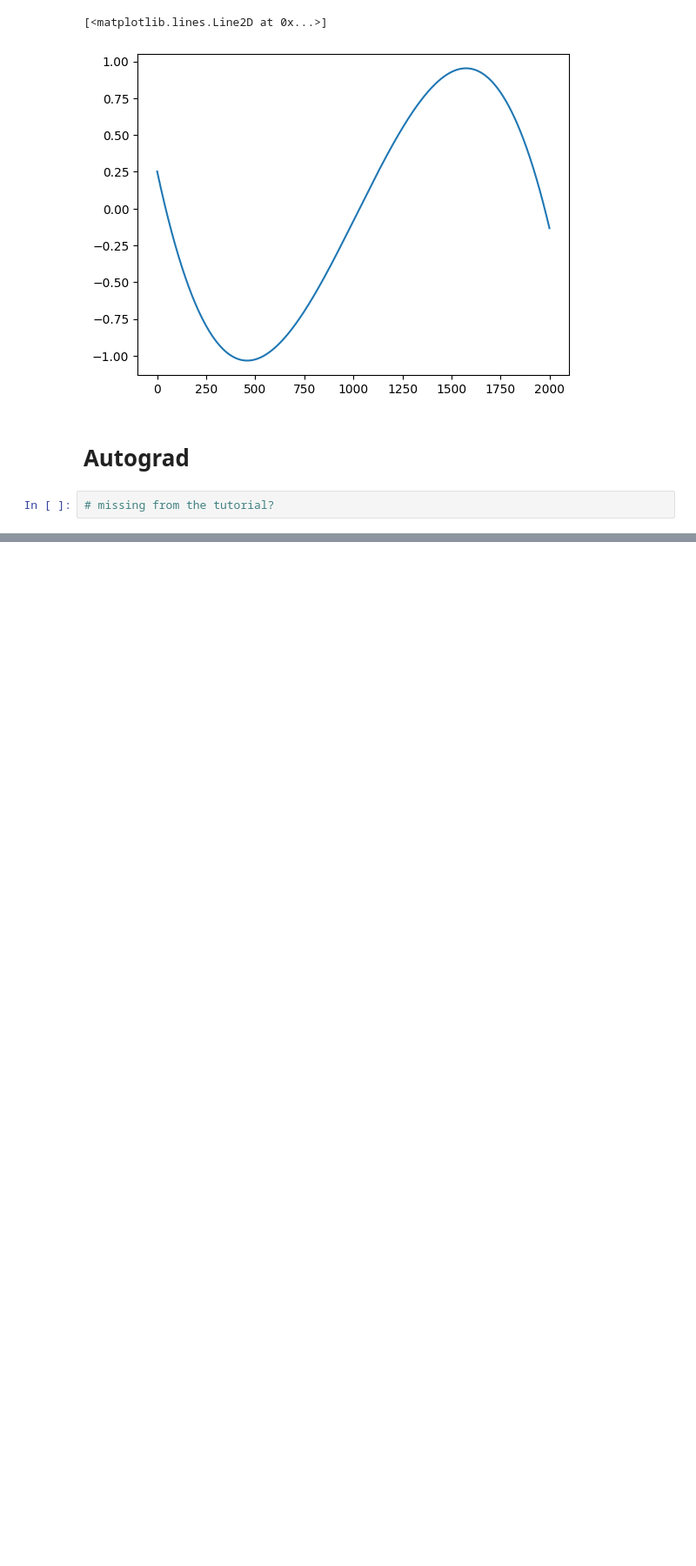
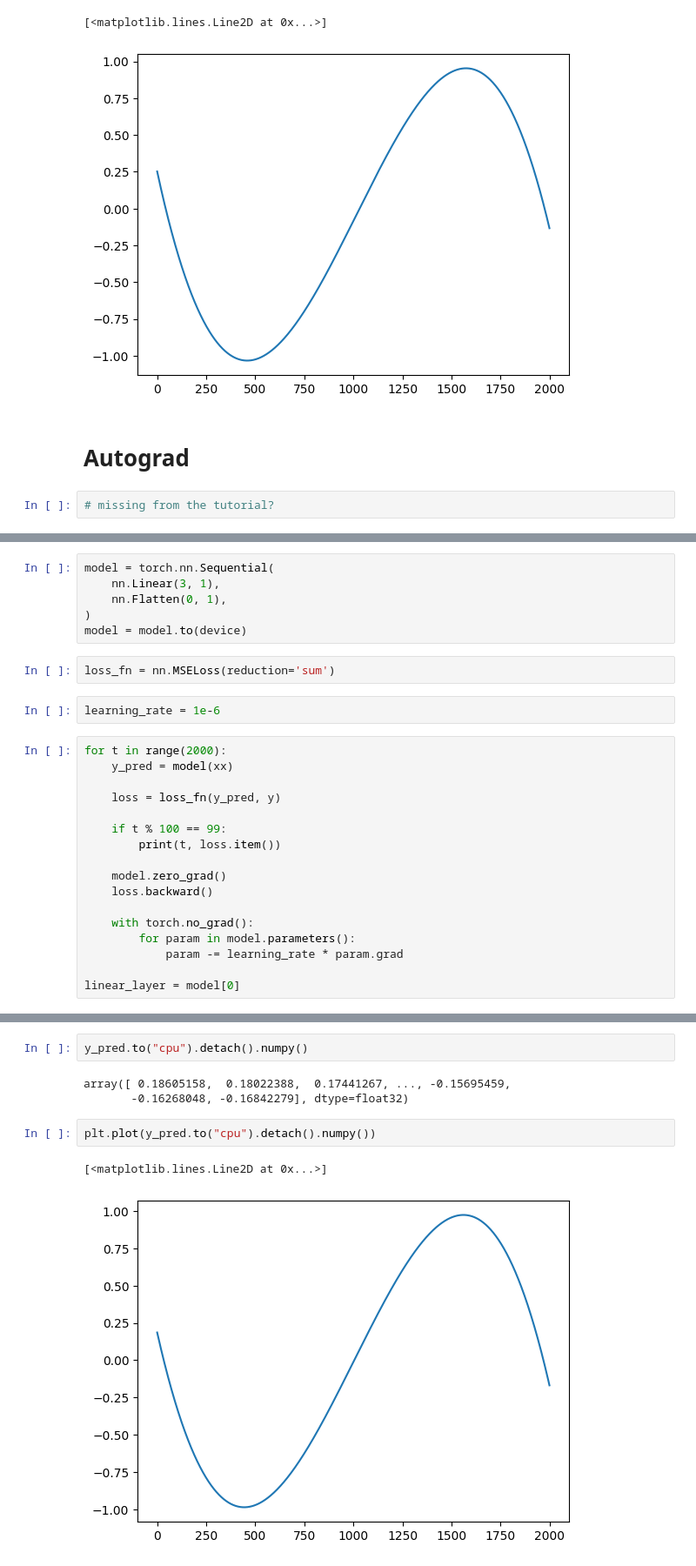
Before and after one commit to jerome3o/gpt-learning, a Jupyter notebook: tut/pytorch_with_examples.ipynb, the cells around one changed output, grey strips where cells are left out. Shown: that part at 87% size. Saved outputs shown, nothing was run; the diff lists cells and outputs as text; blank space fills up the shorter version.

```diff
--- a/tut/pytorch_with_examples.ipynb
+++ b/tut/pytorch_with_examples.ipynb
@@ -118,0 +131,27 @@ plt.plot(y_pred.to("cpu").numpy())
+# %%
+model = torch.nn.Sequential(
+    nn.Linear(3, 1),
+    nn.Flatten(0, 1),
+)
+model = model.to(device)
+# %%
+loss_fn = nn.MSELoss(reduction='sum')
+# %%
+learning_rate = 1e-6
+# %%
+for t in range(2000):
+    y_pred = model(xx)
+
+    loss = loss_fn(y_pred, y)
+
+    if t % 100 == 99:
+        print(t, loss.item())
+
+    model.zero_grad()
+    loss.backward()
+
+    with torch.no_grad():
+        for param in model.parameters():
+            param -= learning_rate * param.grad
+
+linear_layer = model[0]
@@ -118,0 +183,10 @@ plt.plot(y_pred.to("cpu").numpy())
+# %%
+y_pred.to("cpu").detach().numpy()
+# %% [output]
+array([ 0.18605158,  0.18022388,  0.17441267, ..., -0.15695459,
+       -0.16268048, -0.16842279], dtype=float32)
+# %%
+plt.plot(y_pred.to("cpu").detach().numpy())
+# %% [output]
+[<matplotlib.lines.Line2D at 0x...>]
+[figure, added]
```
Also changed, not shown: parts of 8 cells of this notebook, 1 other file.
